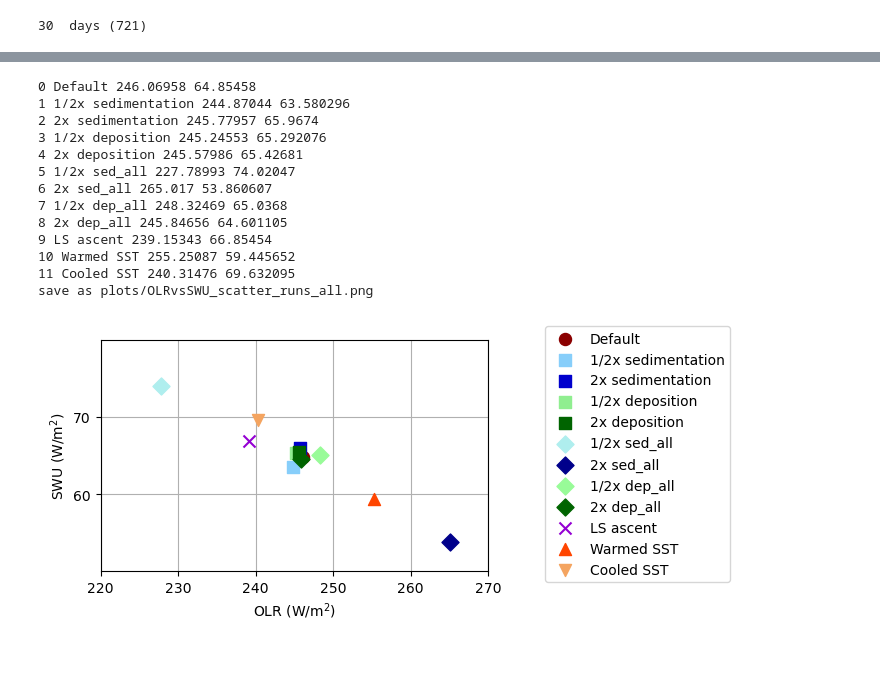
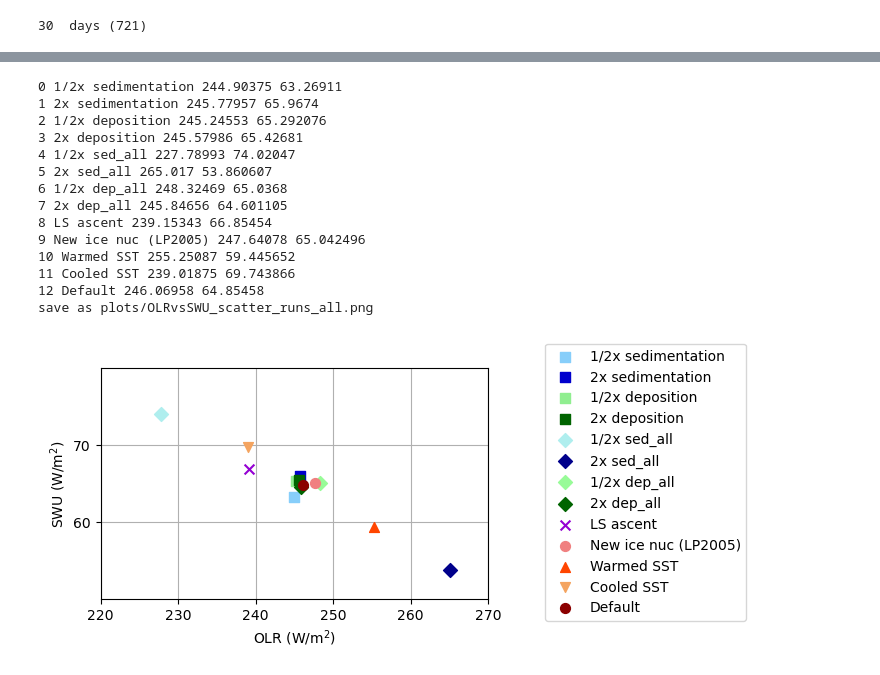
Before and after one commit to smturbev/scmlib, a Jupyter notebook: DP_diagnostics/notebooks/scatter_plots.ipynb, the cells around one changed output, grey strips where cells are left out. Drawn from its saved outputs; the diff is of its cells as text; code cells hidden in the pictures.

Commit message:
new plots for derecho test run

```diff
--- a/DP_diagnostics/notebooks/scatter_plots.ipynb
+++ b/DP_diagnostics/notebooks/scatter_plots.ipynb
@@ -54,16 +54,16 @@ print(dyolrstd, dyswustd)
 array(10.39254665) <xarray.DataArray ()>
 array(17.7776413)
 # %%
-runs = ["f_default", "g_halfsed","g_2xsed","g_halfdep","g_2xdep",
-        "h_halfsed_all","h_2xsed_all","h_halfdep_all","h_2xdep_all",
-        "i_lsascent_a","j_304K", "j_296K"
+runs = ["f_default", "g_halfsed", "g_2xsed", "g_halfdep", "g_2xdep",
+        "h_halfsed_all", "h_2xsed_all", "h_halfdep_all", "h_2xdep_all",
+        "i_lsascent_a", "c_lp2005", "j_304K", "j_296K"
        ]
 run_names = ["Default",
              "1/2x sedimentation","2x sedimentation",
              "1/2x deposition","2x deposition",
              "1/2x sed_all", "2x sed_all",
              "1/2x dep_all", "2x dep_all",
-             "LS ascent",
+             "LS ascent", "New ice nuc (LP2005)",
              "Warmed SST", "Cooled SST"
             ]
 colors = ["darkred",
@@ -71,21 +71,26 @@ colors = ["darkred",
           "lightgreen","darkgreen",
           "paleturquoise","darkblue",
           "palegreen","darkgreen",
-          "darkviolet",
+          "darkviolet", "lightcoral",
           "orangered","sandybrown"
          ]
 markers = ["o",
            "s","s","s","s",
            "D","D","D","D",
-           "x","^","v"
+           "x","o","^","v"
           ]
 hl0 = 4
 hl1 = 5
 
 nt = 30*24+1
 print(nt//24," days ({})".format(nt) )
-run_dir = "/glade/scratch/sturbeville/DPSCREAM_simulations/"
+run_dir = "/glade/work/sturbeville/DPSCREAM_simulations/all_run_files/"
 qsmall=0
 plot_type="OLRvsSWU" # OLRvsASR, OLRvsSWU, LWvsSWCRE, IWPvsLWCRE
 # %% [output]
 30  days (721)
+# %%
+runs = runs[1:]+[runs[0]]
+run_names = run_names[1:]+[run_names[0]]
+colors = colors[1:]+[colors[0]]
+markers = markers[1:]+[markers[0]]
@@ -100,7 +121,8 @@ else:
     figsize=(5,3)
 fig, ax = plt.subplots(1,1,figsize=figsize)
 for i in range(len(runs)):
-    ds = xr.open_dataset(run_dir+"scream_dp_RCE_SMALL_3km_{}/run/scream_dp_RCE_SMALL_3km_{}.eam.h1.2000-01-01-00000.nc".format(runs[i],runs[i]))
+    # ds = xr.open_dataset(run_dir+"scream_dp_RCE_SMALL_3km_{}/run/scream_dp_RCE_SMALL_3km_{}.eam.h1.2000-01-01-00000.nc".format(runs[i],runs[i]))
+    ds = xr.open_dataset(run_dir+"scream_dp_RCE_SMALL_3km_{}.eam.h1.2000-01-01-00000.nc".format(runs[i]))
     ds = ds.isel(time=slice(-nt, -1))
     var_dict = {}
     if plot_type=="OLRvsASR":
@@ -129,7 +151,7 @@ for i in range(len(runs)):
     #     a=0.4
     #     savename = savename + runs[i].lower() + "-"
     print(i,run_names[i],x.values,y.values)
-    ax.scatter(x,y, label=run_names[i], c=c, alpha=a, marker=markers[i], s=75)
+    ax.scatter(x,y, label=run_names[i], c=c, alpha=a, marker=markers[i], s=50)
 fig.legend(loc=6, bbox_to_anchor=(1,0.5))
 ax.grid(True)
 if plot_type=="OLRvsASR":
@@ -154,42 +176,43 @@ elif plot_type=="LWvsSWCRE":
     ax.set_ylim([-38,-33])
     ax.set_xlabel("LW CRE (W/m2)")
     ax.set_ylabel("SW CRE (W/m2)")
     ax.axis('equal')
 elif plot_type=="IWPvsLWCRE":
     ax.set_xlim([25,31])
     ax.set_ylim([70,200])
     # ax.set_ylim([1e-7,1e4])
     # ax.set_yscale("log")
     ax.set_xlabel("LW CRE (W/m2)")
     ax.set_ylabel("IWP (g/m2)")
     ax.axis('equal')
 if do_dyamond:
     print("do dy")
     savename +="_dyamond"
     for j,var in enumerate(dy2_models):
         plt.scatter(dy_olr[var].values, dy_swu[var].values, color='grey', alpha=0.5, s=30)
     plt.scatter(dyolrmean, dyswumean, color='k', s=100)
     plt.plot([dyolrmean]*2, [dyswumean-dyswustd,dyswumean+dyswustd], color='k')
     plt.plot([dyolrmean-dyolrstd,dyolrmean+dyolrstd], [dyswumean]*2, color='k')
 ax.set_axisbelow(True)
 # ax.set_title("Spatiotemporal average over last {} days & SMALL domain".format(nt//24))
 print("save as plots/{}_scatter_{}.png".format(plot_type, savename))
 plt.savefig("plots/{}_scatter_{}.png".format(plot_type, savename),
             bbox_inches='tight',
             pad_inches=1, dpi=300)
 plt.show()
 # %% [output]
-0 Default 246.06958 64.85458
-1 1/2x sedimentation 244.87044 63.580296
-2 2x sedimentation 245.77957 65.9674
-3 1/2x deposition 245.24553 65.292076
-4 2x deposition 245.57986 65.42681
-5 1/2x sed_all 227.78993 74.02047
-6 2x sed_all 265.017 53.860607
-7 1/2x dep_all 248.32469 65.0368
-8 2x dep_all 245.84656 64.601105
-9 LS ascent 239.15343 66.85454
+0 1/2x sedimentation 244.90375 63.26911
+1 2x sedimentation 245.77957 65.9674
+2 1/2x deposition 245.24553 65.292076
+3 2x deposition 245.57986 65.42681
+4 1/2x sed_all 227.78993 74.02047
+5 2x sed_all 265.017 53.860607
+6 1/2x dep_all 248.32469 65.0368
+7 2x dep_all 245.84656 64.601105
+8 LS ascent 239.15343 66.85454
+9 New ice nuc (LP2005) 247.64078 65.042496
 10 Warmed SST 255.25087 59.445652
-11 Cooled SST 240.31476 69.632095
+11 Cooled SST 239.01875 69.743866
+12 Default 246.06958 64.85458
 save as plots/OLRvsSWU_scatter_runs_all.png
-[figure, old version]
+[figure, new version]
```
Also changed, not shown: parts of 1 cell of this notebook, 8 other files.
